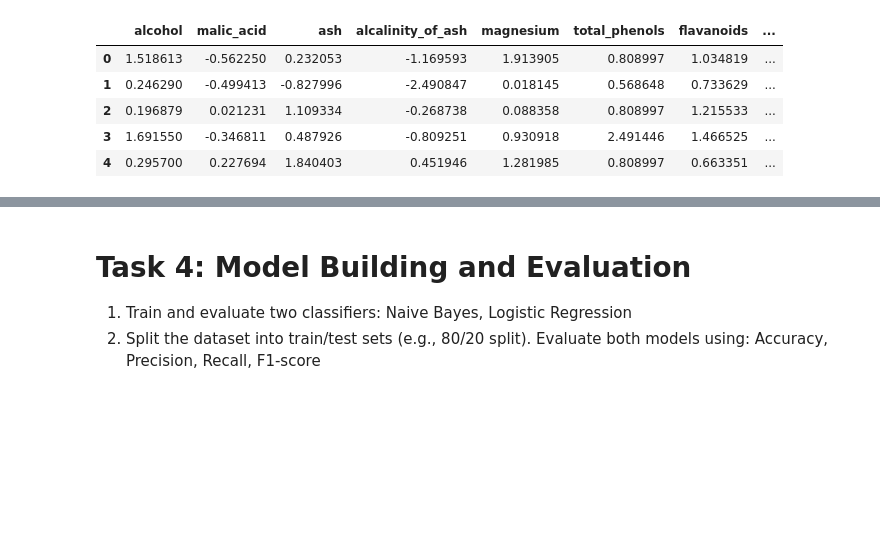
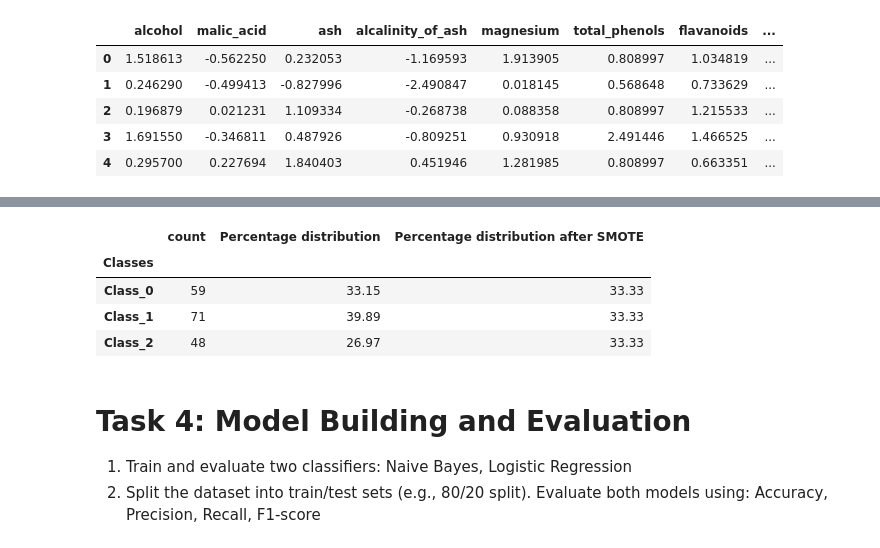
Before and after one commit to junaid9248/COSC-5610_Data-Mining, a Jupyter notebook: Assignment 3/assignment3.ipynb, the cells around one changed output, grey strips where cells are left out. Cells and saved outputs as stored; diff of their text form; code cells hidden in the pictures; blank space fills up the shorter version.

```diff
--- a/Assignment 3/assignment3.ipynb
+++ b/Assignment 3/assignment3.ipynb
@@ -182,3 +209,20 @@ The original value for malic_acid column outlier at row 127 was 5.8 which has no
 
 1. Check class distribution in the target variable.
 2. If the dataset is imbalanced, use SMOTE (Synthetic Minority Over-sampling Technique) to balance it.
+# %%
+classes = df_standard['target'].value_counts().sort_index()
+count_sum = classes.sum()
+classes_values= classes.values
+class_index = ['Class_0', 'Class_1', 'Class_2']
+
+percentages = []
+for value in classes_values:
+    percentage = round((value/count_sum)*100 ,2)
+    percentages.append(percentage)
+
+classes_distribution = pd.DataFrame(data= classes)
+classes_distribution['Classes'] = class_index
+classes_distribution['Percentage distribution']= percentages
+classes_distribution.set_index('Classes', inplace=True)
+
+classes_distribution
@@ -185,3 +235,32 @@ The original value for malic_acid column outlier at row 127 was 5.8 which has no
+# %%
+smote = SMOTE( random_state=45)
+
+X = df_standard.drop('target', axis =1)
+y = df_standard['target']
+
+resampled_X, resampled_y = smote.fit_resample(X, y)
+
+df_balanced = pd.DataFrame(data= resampled_X)
+df_balanced['target']= resampled_y
+
+classes_balanced = df_balanced['target'].value_counts().sort_index()
+summed = classes_balanced.sum()
+values = classes_balanced.values
+
+percentage_balanced = []
+for value in values:
+    percentage = round((value/summed)*100 ,2)
+    percentage_balanced.append(percentage)
+
+classes_distribution['Percentage distribution after SMOTE']= percentage_balanced
+
+classes_distribution
+# %% [output]
+|  | count | Percentage distribution | Percentage distribution after SMOTE |
+| Classes |  |  |  |
+| Class_0 | 59 | 33.15 | 33.33 |
+| Class_1 | 71 | 39.89 | 33.33 |
+| Class_2 | 48 | 26.97 | 33.33 |
 # %% [markdown]
 # Task 4: Model Building and Evaluation
 1. Train and evaluate two classifiers: Naive Bayes, Logistic Regression
```
Also changed, not shown: parts of 15 cells of this notebook.
